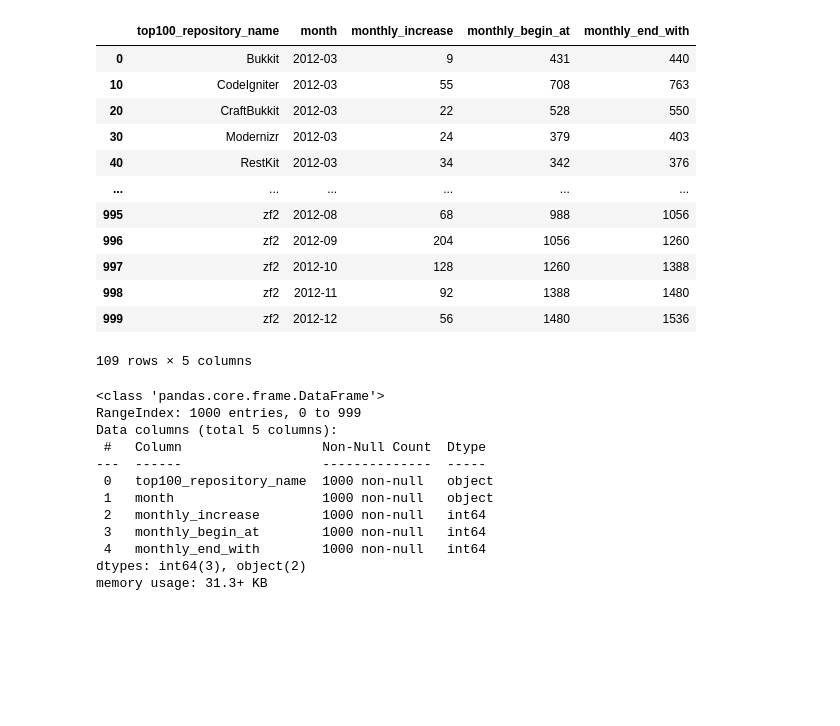
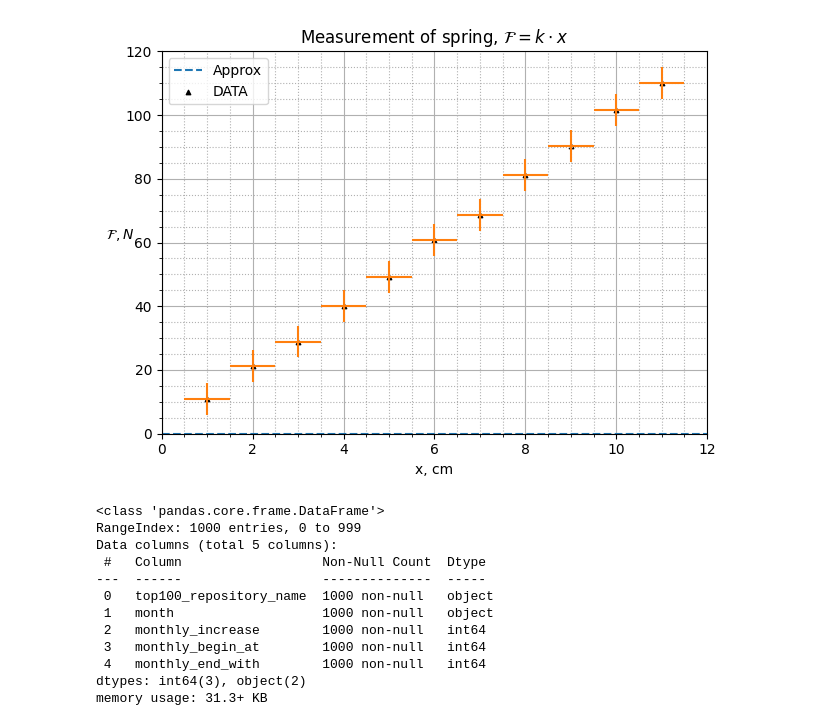
Before and after one commit to bursefff/python_2023, a Jupyter notebook: classwork06/classwork.ipynb, the cells around one changed output. Drawn from its saved outputs; the diff is of its cells as text; code cells hidden in the pictures; blank space fills up the shorter version.

```diff
--- a/classwork06/classwork.ipynb
+++ b/classwork06/classwork.ipynb
@@ -3,23 +3,48 @@ import pandas as pd
 import numpy as np
 
 df = pd.read_csv('https://raw.githubusercontent.com/aronlindberg/latent_growth_classes/master/LGC_data.csv')
-# %%
-mask = np.logical_or(df.top100_repository_name == 'zf2', df['month'] == '2012-03')
-df.loc[mask]
-# %% [output]
-|  | top100_repository_name | month | monthly_increase | monthly_begin_at | monthly_end_with |
-| 0 | Bukkit | 2012-03 | 9 | 431 | 440 |
-| 10 | CodeIgniter | 2012-03 | 55 | 708 | 763 |
-| 20 | CraftBukkit | 2012-03 | 22 | 528 | 550 |
-| 30 | Modernizr | 2012-03 | 24 | 379 | 403 |
-| 40 | RestKit | 2012-03 | 34 | 342 | 376 |
-| ... | ... | ... | ... | ... | ... |
-| 995 | zf2 | 2012-08 | 68 | 988 | 1056 |
-| 996 | zf2 | 2012-09 | 204 | 1056 | 1260 |
-| 997 | zf2 | 2012-10 | 128 | 1260 | 1388 |
-| 998 | zf2 | 2012-11 | 92 | 1388 | 1480 |
-| 999 | zf2 | 2012-12 | 56 | 1480 | 1536 |
-109 rows × 5 columns
+# %%
+import matplotlib.pyplot as plt
+import numpy as np
+def mnk(a,b):
+    return (0,0)
+x = np.linspace(1, 11, 11)
+
+k = 10
+epsilon = np.random.normal(0, 1e-1 * k, size=x.shape)
+F = k * x + epsilon
+
+x_err = 0.5
+y_err = k * x_err
+
+k_approx, b_approx = mnk(x, F)
+
+x_expand = np.array([0, 12])
+
+plt.plot(x_expand, k_approx * x_expand + b_approx, linestyle="--", label="Approx")
+plt.errorbar(x, F, xerr=x_err, yerr=y_err, linestyle="none")
+
+plt.scatter(x, F, s=10, marker="^", label="DATA", color="black")
+
+plt.xlabel("x, cm")
+plt.ylabel(r"$\mathcal{F}, N$", rotation=0)
+
+plt.xlim(0, 12)
+plt.ylim(0, 120)
+
+plt.grid()
+plt.minorticks_on()
+plt.grid(which="minor", linestyle=":")
+
+plt.legend()
+
+plt.title(r"Measurement of spring, $\mathcal{F} = k \cdot x$")
+plt.tight_layout()
+plt.savefig("output.pdf")
+
+plt.show()
+# %% [output]
+[figure, added]
 # %%
 df.info()
 # %% [output]
```
Also changed, not shown: 1 other file.
